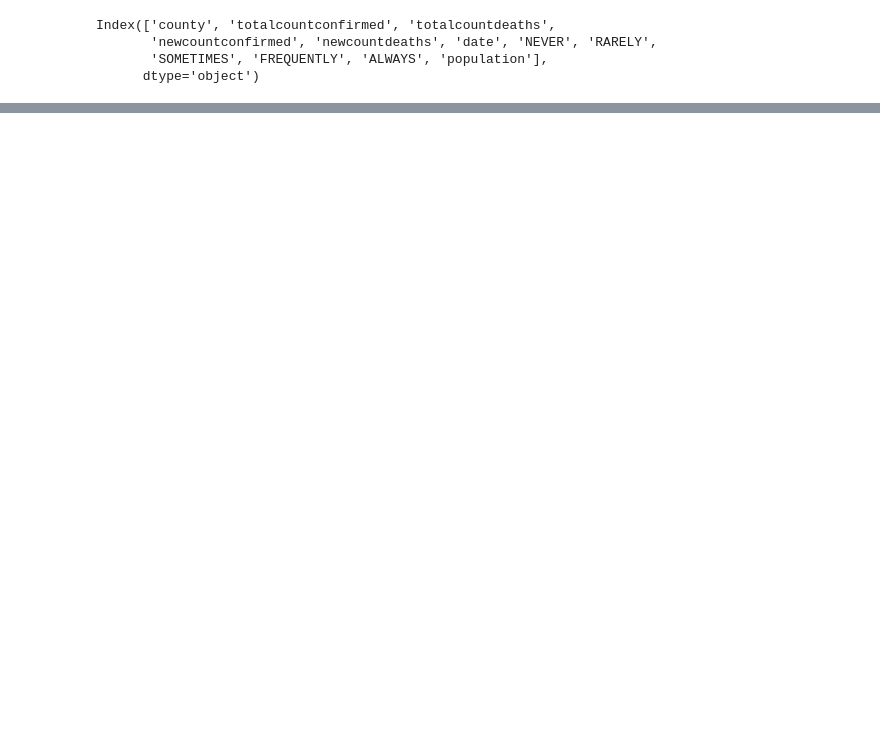
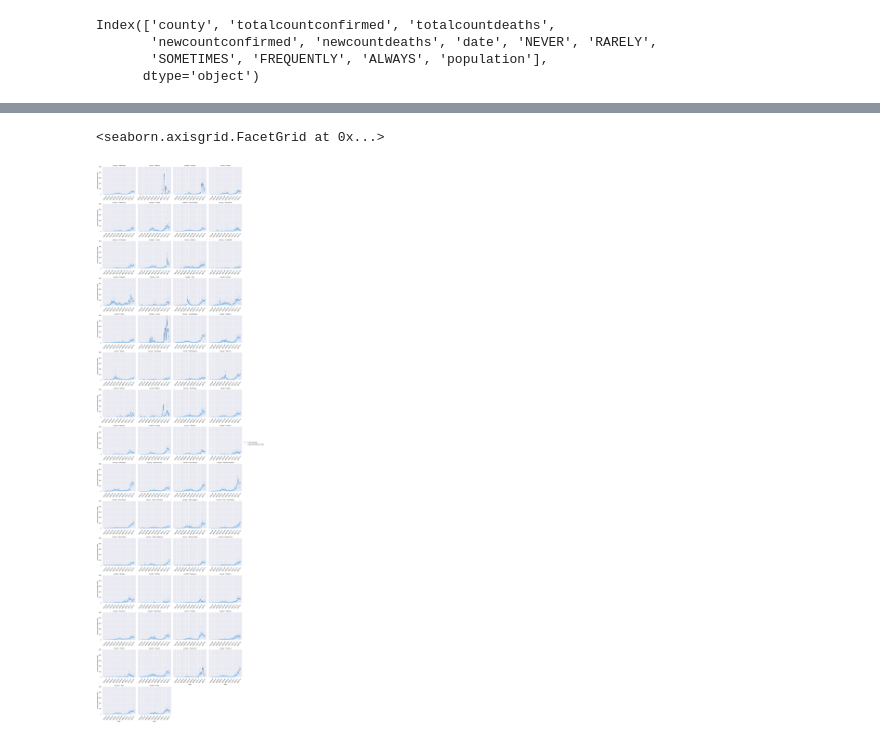
Before and after one commit to lettywu/COVID-19-vaccinations, a Jupyter notebook: alyssia/Mask_Use_EDA.ipynb, the cells around one changed output, grey strips where cells are left out. Saved outputs shown, nothing was run; the diff lists cells and outputs as text; code cells hidden in the pictures; blank space fills up the shorter version.

```diff
--- a/alyssia/Mask_Use_EDA.ipynb
+++ b/alyssia/Mask_Use_EDA.ipynb
@@ -191,0 +206,22 @@ df_topconfirmed
+# %%
+# graph the daily confirmed normalized by 100k population
+# light blue dots = normalized daily count
+# dark blue line = 7-day rolling average
+
+
+sns.set_theme(style="darkgrid")
+
+g = sns.FacetGrid(df, col="county", col_wrap=4, height=4, aspect=1, sharex=False, margin_titles=True, ylim=(0,500))
+g.map(sns.lineplot, "date", '7dayrollingavg_newlyconfirmed', label='7-Day Average')
+g.map(sns.scatterplot, "date", 'newlyconfirmedper100k', alpha=.5, color='lightskyblue', label='DailyConfirmed per 100K')
+
+xformatter = mdates.DateFormatter("%y/%m")
+
+g.axes[0].xaxis.set_major_formatter(xformatter)
+
+g.set_xticklabels(rotation=50)
+g.fig.tight_layout()
+g.add_legend()
+# %% [output]
+<seaborn.axisgrid.FacetGrid at 0x...>
+[figure, added]
```
Also changed, not shown: parts of 36 cells of this notebook, 1 other file.
